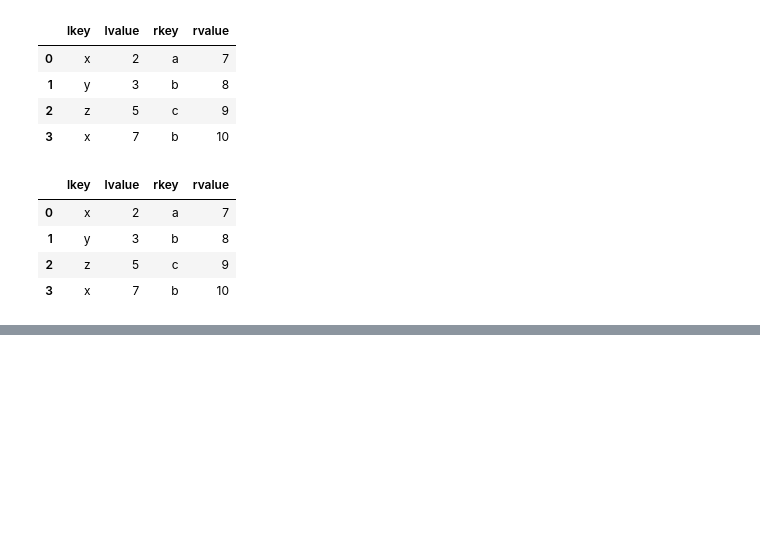
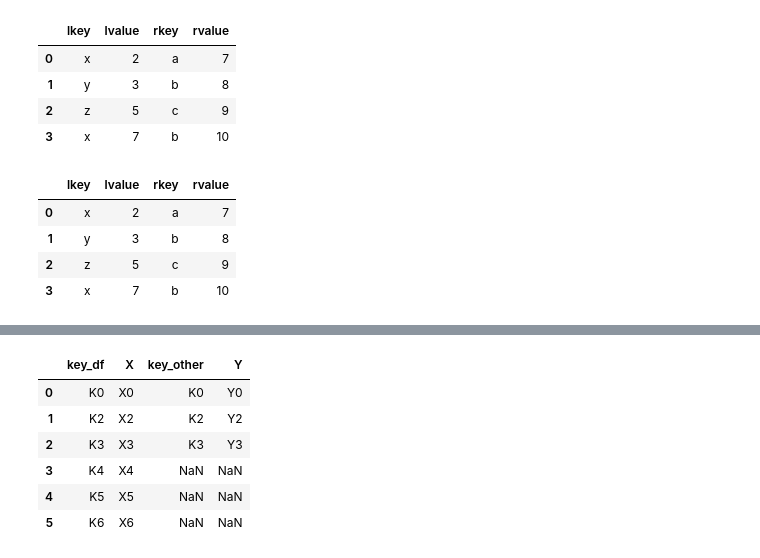
Before and after one commit to yasir5008/DS_-_ITF_Just_Working_Directory, a Jupyter notebook: DS_python_works/DAwPy_Sessions/DAwPy-S8.ipynb, the cells around one changed output, grey strips where cells are left out. Cells and saved outputs as stored; diff of their text form; code cells hidden in the pictures; blank space fills up the shorter version.

```diff
--- a/DS_python_works/DAwPy_Sessions/DAwPy-S8.ipynb
+++ b/DS_python_works/DAwPy_Sessions/DAwPy-S8.ipynb
@@ -73,6 +73,11 @@ df_left = pd.DataFrame({'lkey': ['x', 'y', 'z', 'x'],
                     'lvalue': [2, 3, 5, 7]})
 df_right = pd.DataFrame({'rkey': ['a', 'b', 'c', 'b'],
                     'rvalue': [7, 8, 9, 10]})
+# %%
+df4 = pd.DataFrame({'key': ['K0', 'K2', 'K3', 'K4', 'K5', 'K6'],
+                   'X': ['X0', 'X2', 'X3', 'X4', 'X5', 'X6']})
+other = pd.DataFrame({'key': ['K0', 'K2', 'K3'],
+                      'Y': ['Y0', 'Y2', 'Y3']})
 # %%
 print(df1, '\n',df2,'\n',df3)
 # %% [output]
@@ -629,0 +660,10 @@ df_left.join(df_right)
+# %%
+df4.join(other,lsuffix="_df",rsuffix="_other")
+# %% [output]
+|  | key_df | X | key_other | Y |
+| 0 | K0 | X0 | K0 | Y0 |
+| 1 | K2 | X2 | K2 | Y2 |
+| 2 | K3 | X3 | K3 | Y3 |
+| 3 | K4 | X4 | NaN | NaN |
+| 4 | K5 | X5 | NaN | NaN |
+| 5 | K6 | X6 | NaN | NaN |
```
Also changed, not shown: parts of 6 cells of this notebook, 1 other file.
